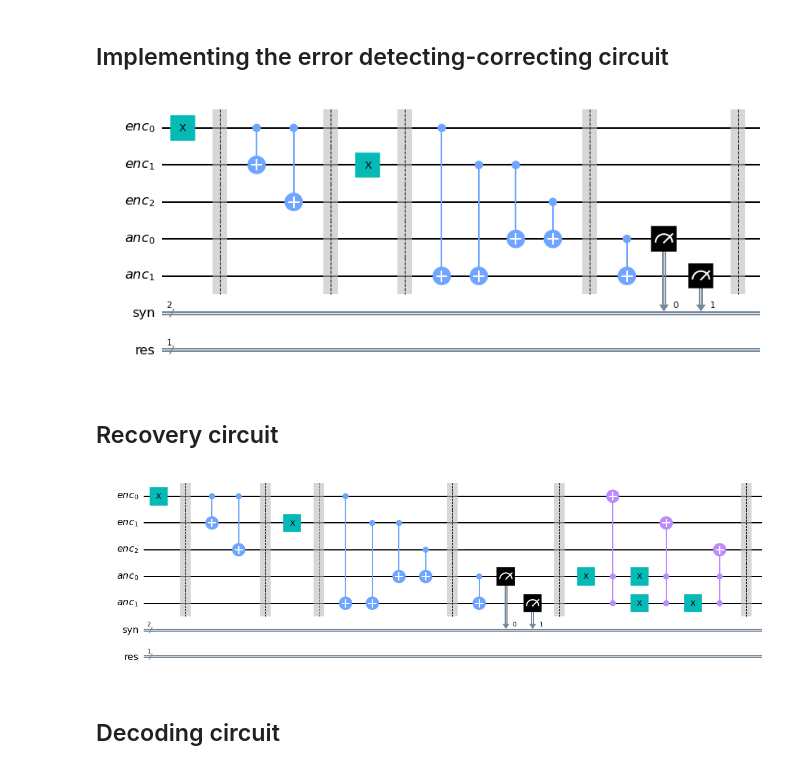
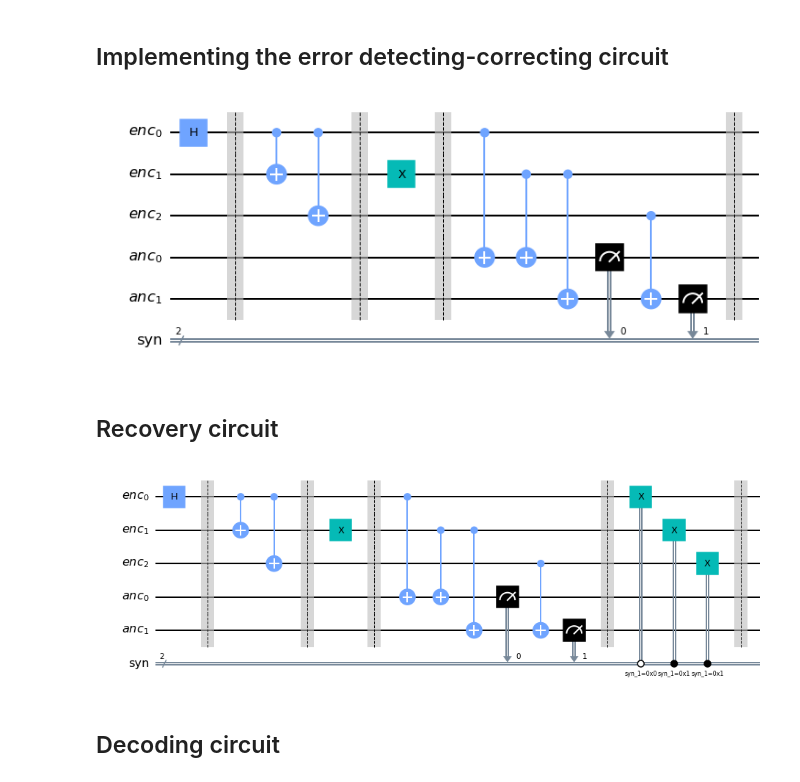
Before and after one commit to DiegoArcelli/Quantum-Error-Correction-Report, a Jupyter notebook: code/bit_flip_error_correction.ipynb, the cells around one changed output. Drawn from its saved outputs; the diff is of its cells as text; code cells hidden in the pictures.

```diff
--- a/code/bit_flip_error_correction.ipynb
+++ b/code/bit_flip_error_correction.ipynb
@@ -44,8 +43,8 @@ $\alpha|000\rangle + \beta|111\rangle$
 <br><br>
 which is the encoding we wanted.
 # %%
-qc.cx(qe[0], qe[1])
-qc.cx(qe[0], qe[2])
+qc.cx(q_enc[0], q_enc[1])
+qc.cx(q_enc[0], q_enc[2])
 
 qc.barrier()
 
@@ -57,7 +56,7 @@ qc.draw(output="mpl")
 
 We simulate a bit flip error by adding a $X$ gate on the second qubit
 # %%
-qc.x(qe[1])
+qc.x(q_enc[1])
 qc.barrier()
 
 qc.draw(output="mpl")
@@ -66,38 +65,30 @@ qc.draw(output="mpl")
 # %% [markdown]
 ## Implementing the error detecting-correcting circuit
 # %%
-qc.cx(qe[0], qa[1])
-qc.cx(qe[1], qa[1])
-qc.cx(qe[1], qa[0])
-qc.cx(qe[2], qa[0])
+qc.cx(q_enc[0], q_anc[0])
+qc.cx(q_enc[1], q_anc[0])
+qc.cx(q_enc[1], q_anc[1])
+qc.cx(q_enc[2], q_anc[1])
 
+qc.measure(q_anc[0], c_syn[0])
+qc.measure(q_anc[1], c_syn[1])
 qc.barrier()
-
-qc.cx(qa[0], qa[1])
-qc.measure(qa[0], cs[0])
-qc.measure(qa[1], cs[1])
-qc.barrier()
-
 qc.draw("mpl")
 # %% [output]
-[figure, old version]
+[figure, new version]
 # %% [markdown]
 ## Recovery circuit
 # %%
-qc.x(qa[0])
-qc.ccx(qa[0], qa[1], qe[0])
-qc.x(qa[0])
-
-qc.x(qa[1])
-qc.ccx(qa[0], qa[1], qe[1])
-qc.x(qa[1])
-
-qc.ccx(qa[0], qa[1], qe[2])
+# correction based on the syndrome
+# the first bit if flip if the f
+qc.x(q_enc[0]).c_if(c_syn[0], 1).c_if(c_syn[1], 0)
+qc.x(q_enc[1]).c_if(c_syn[0], 1).c_if(c_syn[1], 1)
+qc.x(q_enc[2]).c_if(c_syn[0], 0).c_if(c_syn[1], 1)
 qc.barrier()
 
 qc.draw("mpl")
 # %% [output]
-[figure, old version]
+[figure, new version]
 # %% [markdown]
 ## Decoding circuit
 # %%
```
Also changed, not shown: parts of 9 cells of this notebook, 3 other files.
